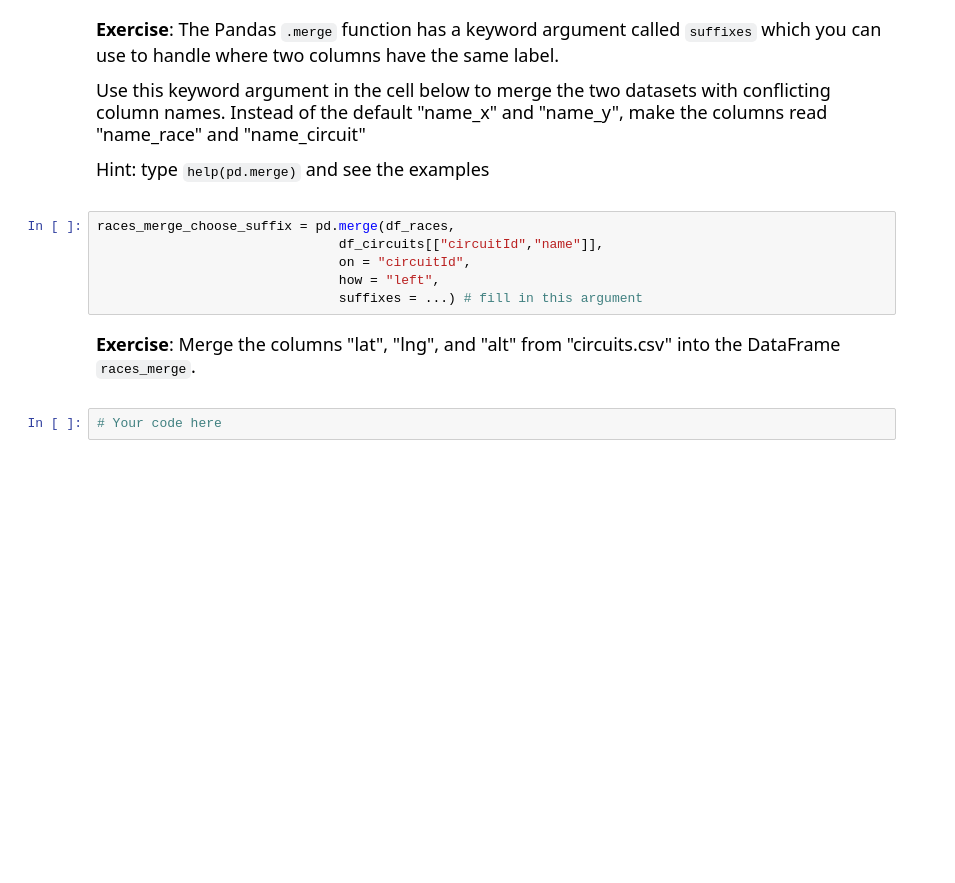
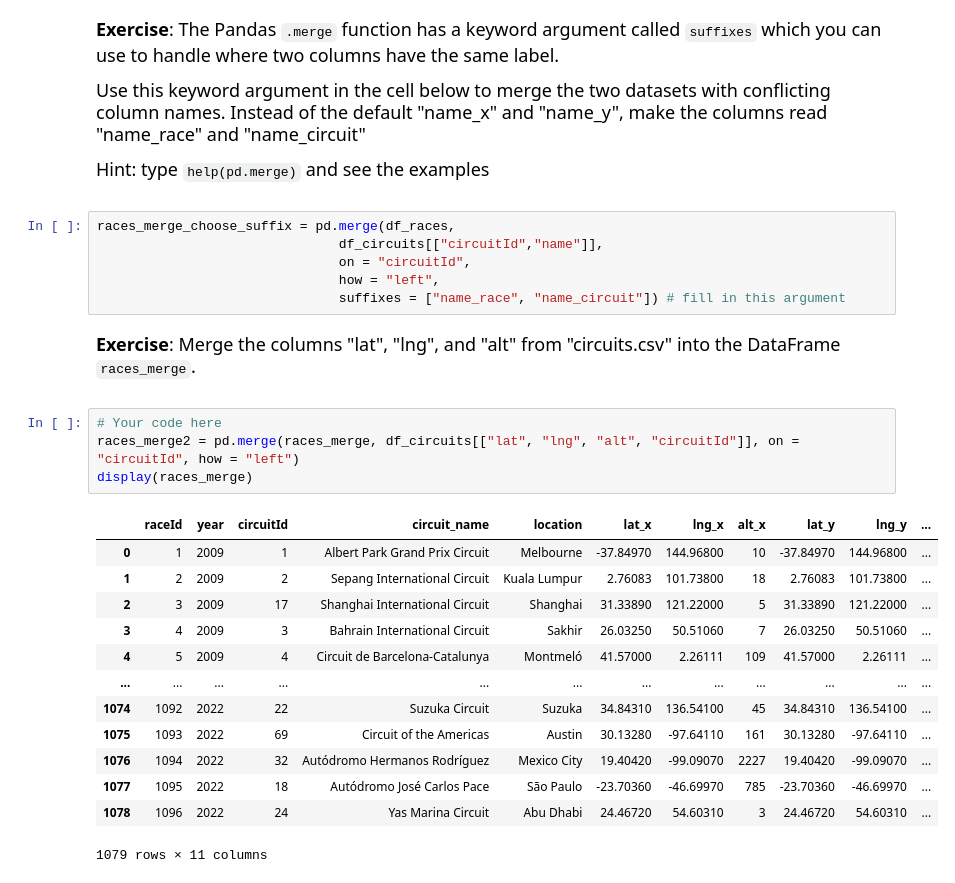
Before and after one commit to JillianKoenig/qtm151fall2025, a Jupyter notebook: Lecture_16-merging_data/lecture16 copy.ipynb, the cells around one changed output. Saved outputs shown, nothing was run; the diff lists cells and outputs as text; blank space fills up the shorter version.

```diff
--- a/Lecture_16-merging_data/lecture16 copy.ipynb
+++ b/Lecture_16-merging_data/lecture16 copy.ipynb
@@ -507,10 +517,26 @@ races_merge_choose_suffix = pd.merge(df_races,
                                df_circuits[["circuitId","name"]],
                                on = "circuitId",
                                how = "left",
-                               suffixes = ...) # fill in this argument
+                               suffixes = ["name_race", "name_circuit"]) # fill in this argument
 # %% [markdown]
 <font size = "4">
 
 **Exercise**: Merge the columns "lat", "lng", and "alt" from "circuits.csv" into the DataFrame ``races_merge``.
 # %%
 # Your code here
+races_merge2 = pd.merge(races_merge, df_circuits[["lat", "lng", "alt", "circuitId"]], on = "circuitId", how = "left")
+display(races_merge)
+# %% [output]
+|  | raceId | year | circuitId | circuit_name | location | lat_x | lng_x | alt_x | lat_y | lng_y | ... |
+| 0 | 1 | 2009 | 1 | Albert Park Grand Prix Circuit | Melbourne | -37.84970 | 144.96800 | 10 | -37.84970 | 144.96800 | ... |
+| 1 | 2 | 2009 | 2 | Sepang International Circuit | Kuala Lumpur | 2.76083 | 101.73800 | 18 | 2.76083 | 101.73800 | ... |
+| 2 | 3 | 2009 | 17 | Shanghai International Circuit | Shanghai | 31.33890 | 121.22000 | 5 | 31.33890 | 121.22000 | ... |
+| 3 | 4 | 2009 | 3 | Bahrain International Circuit | Sakhir | 26.03250 | 50.51060 | 7 | 26.03250 | 50.51060 | ... |
+| 4 | 5 | 2009 | 4 | Circuit de Barcelona-Catalunya | Montmeló | 41.57000 | 2.26111 | 109 | 41.57000 | 2.26111 | ... |
+| ... | ... | ... | ... | ... | ... | ... | ... | ... | ... | ... | ... |
+| 1074 | 1092 | 2022 | 22 | Suzuka Circuit | Suzuka | 34.84310 | 136.54100 | 45 | 34.84310 | 136.54100 | ... |
+| 1075 | 1093 | 2022 | 69 | Circuit of the Americas | Austin | 30.13280 | -97.64110 | 161 | 30.13280 | -97.64110 | ... |
+| 1076 | 1094 | 2022 | 32 | Autódromo Hermanos Rodríguez | Mexico City | 19.40420 | -99.09070 | 2227 | 19.40420 | -99.09070 | ... |
+| 1077 | 1095 | 2022 | 18 | Autódromo José Carlos Pace | São Paulo | -23.70360 | -46.69970 | 785 | -23.70360 | -46.69970 | ... |
+| 1078 | 1096 | 2022 | 24 | Yas Marina Circuit | Abu Dhabi | 24.46720 | 54.60310 | 3 | 24.46720 | 54.60310 | ... |
+1079 rows × 11 columns
```
Also changed, not shown: parts of 1 cell of this notebook, 1 other file.
